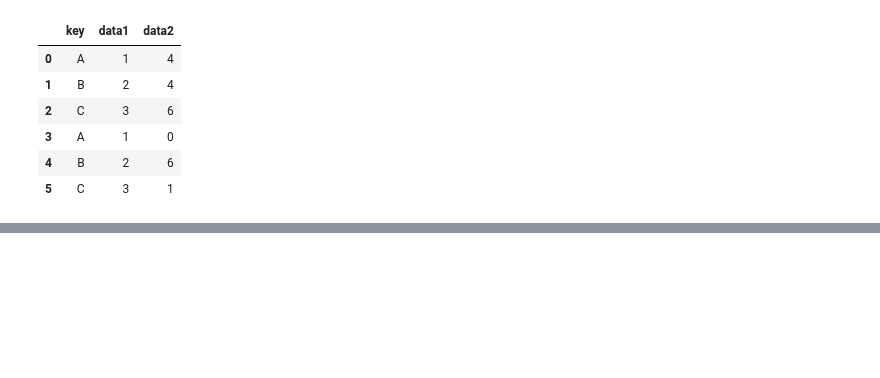
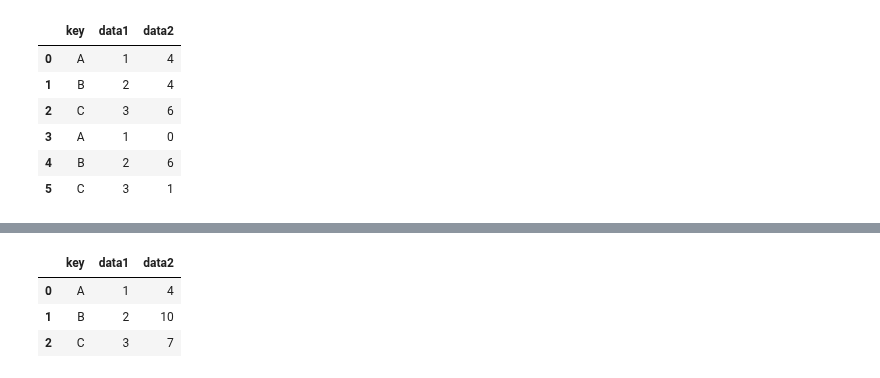
Before and after one commit to BBiT808/Game-of_pyThon, a Jupyter notebook: py11_advanced pandas.ipynb, the cells around one changed output, grey strips where cells are left out. Drawn from its saved outputs; the diff is of its cells as text; code cells hidden in the pictures; blank space fills up the shorter version.

```diff
--- a/py11_advanced pandas.ipynb
+++ b/py11_advanced pandas.ipynb
@@ -174,0 +193,7 @@ DataFrame :
+# %%
+df.groupby(['key','data1']).sum().reset_index()  # reset_index()로 정리해주는 것 잊지 말자~~!
+# %% [output]
+|  | key | data1 | data2 |
+| 0 | A | 1 | 4 |
+| 1 | B | 2 | 10 |
+| 2 | C | 3 | 7 |
```
Also changed, not shown: parts of 7 cells of this notebook.
